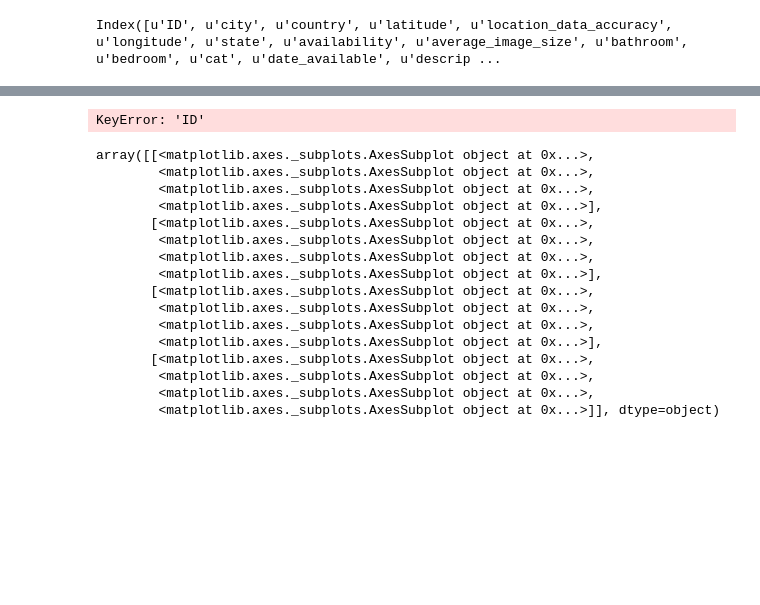
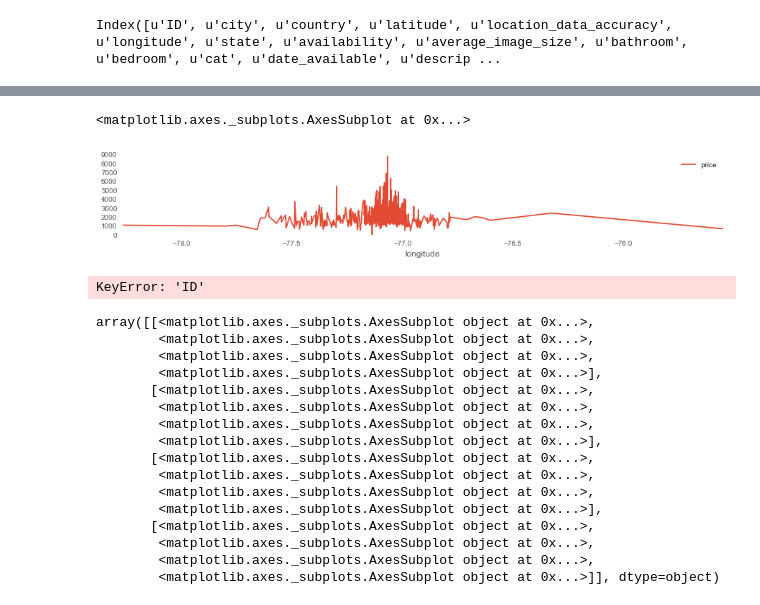
Before and after one commit to Alexjmsherman/General_Assembly_Final_Project, a Jupyter notebook: Final_Project/4. Final_Project_Data_Visualization.ipynb, the cells around one changed output, grey strips where cells are left out. Drawn from its saved outputs; the diff is of its cells as text; code cells hidden in the pictures; blank space fills up the shorter version.

```diff
--- a/Final_Project/4. Final_Project_Data_Visualization.ipynb
+++ b/Final_Project/4. Final_Project_Data_Visualization.ipynb
@@ -38,0 +82,5 @@ data[['price']].plot(kind='box')
+# %%
+data[data.longitude < -75].groupby('longitude')[['price']].mean().plot(figsize=(15, 2))
+# %% [output]
+<matplotlib.axes._subplots.AxesSubplot at 0x...>
+[figure, added]
```
Also changed, not shown: parts of 7 cells of this notebook.
